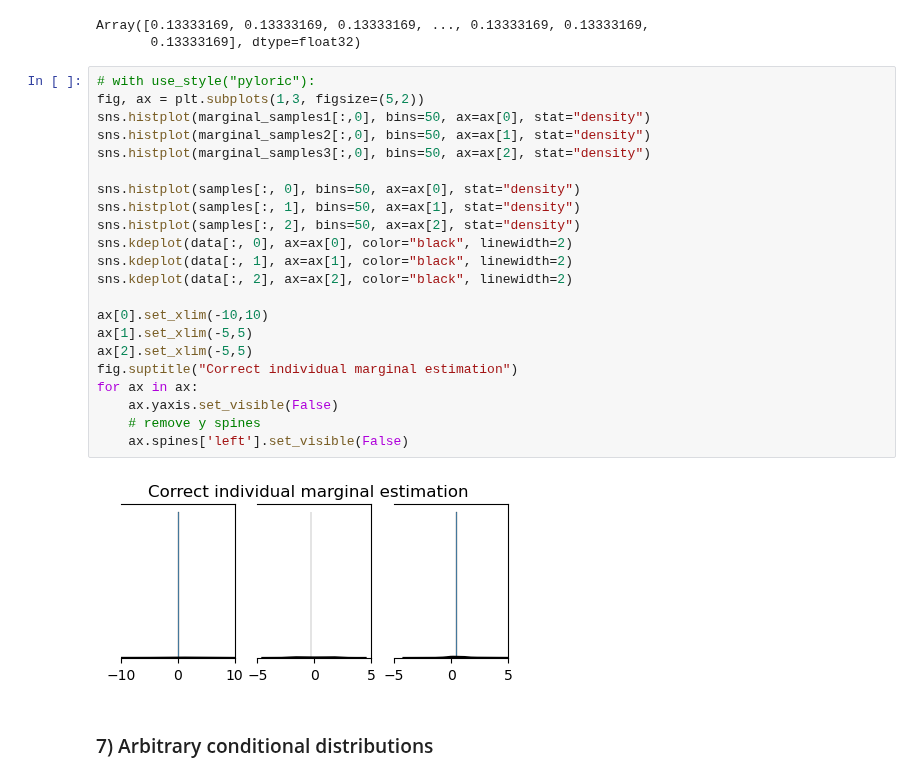
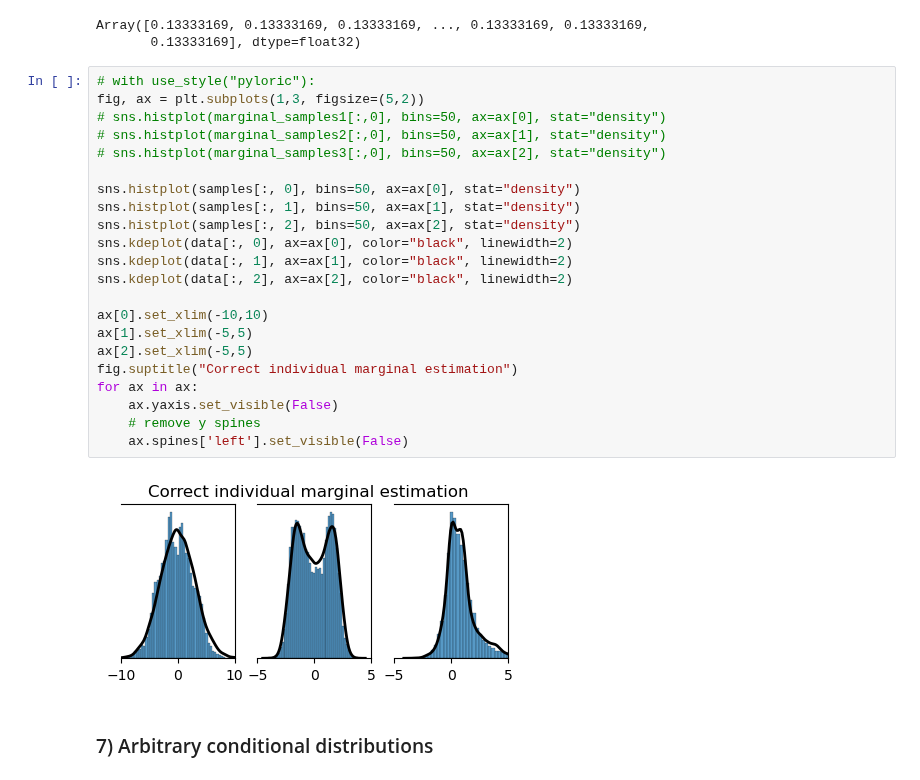
Before and after one commit to aurelio-amerio/gen-sbi, a Jupyter notebook: examples/sbi_example.ipynb, the cells around one changed output. Saved outputs shown, nothing was run; the diff lists cells and outputs as text.

```diff
--- a/examples/sbi_example.ipynb
+++ b/examples/sbi_example.ipynb
@@ -374,27 +374,27 @@ Array([0.13333169, 0.13333169, 0.13333169, ..., 0.13333169, 0.13333169,
 # %%
 # with use_style("pyloric"):
 fig, ax = plt.subplots(1,3, figsize=(5,2))
-sns.histplot(marginal_samples1[:,0], bins=50, ax=ax[0], stat="density")
-sns.histplot(marginal_samples2[:,0], bins=50, ax=ax[1], stat="density")
-sns.histplot(marginal_samples3[:,0], bins=50, ax=ax[2], stat="density")
+# sns.histplot(marginal_samples1[:,0], bins=50, ax=ax[0], stat="density")
+# sns.histplot(marginal_samples2[:,0], bins=50, ax=ax[1], stat="density")
+# sns.histplot(marginal_samples3[:,0], bins=50, ax=ax[2], stat="density")
 
 sns.histplot(samples[:, 0], bins=50, ax=ax[0], stat="density")
 sns.histplot(samples[:, 1], bins=50, ax=ax[1], stat="density")
 sns.histplot(samples[:, 2], bins=50, ax=ax[2], stat="density")
 sns.kdeplot(data[:, 0], ax=ax[0], color="black", linewidth=2)
 sns.kdeplot(data[:, 1], ax=ax[1], color="black", linewidth=2)
 sns.kdeplot(data[:, 2], ax=ax[2], color="black", linewidth=2)
 
 ax[0].set_xlim(-10,10)
 ax[1].set_xlim(-5,5)
 ax[2].set_xlim(-5,5)
 fig.suptitle("Correct individual marginal estimation")
 for ax in ax:
     ax.yaxis.set_visible(False)
     # remove y spines
     ax.spines['left'].set_visible(False)
 # %% [output]
-[figure, old version]
+[figure, new version]
 # %% [markdown]
 ### 7) Arbitrary conditional distributions
 # %%
```
Also changed, not shown: 9 other files.
